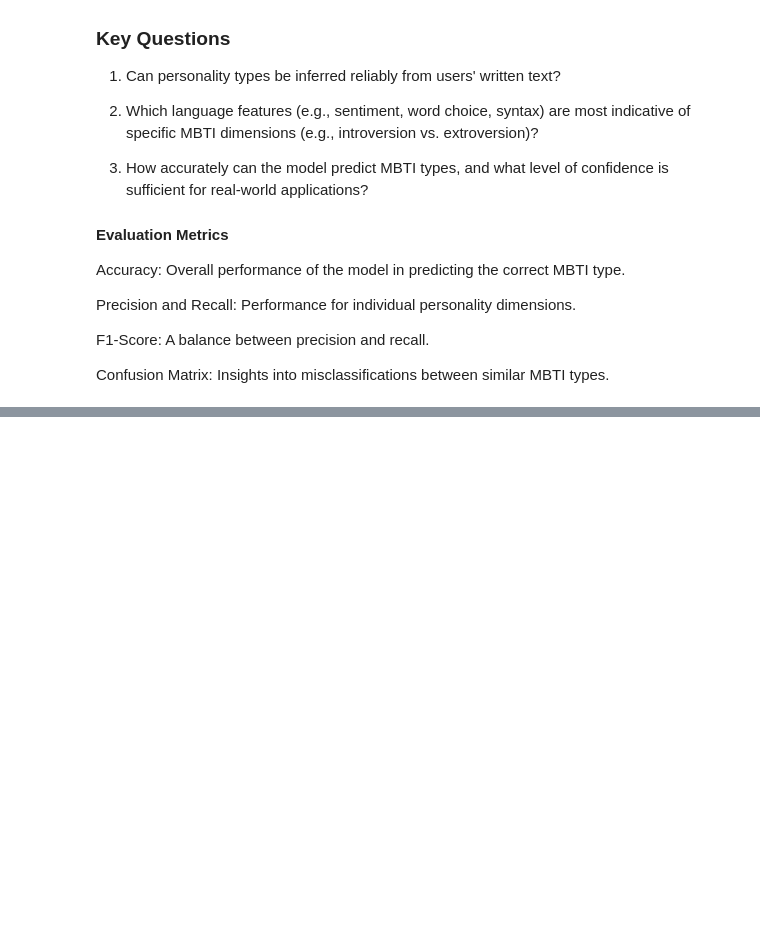
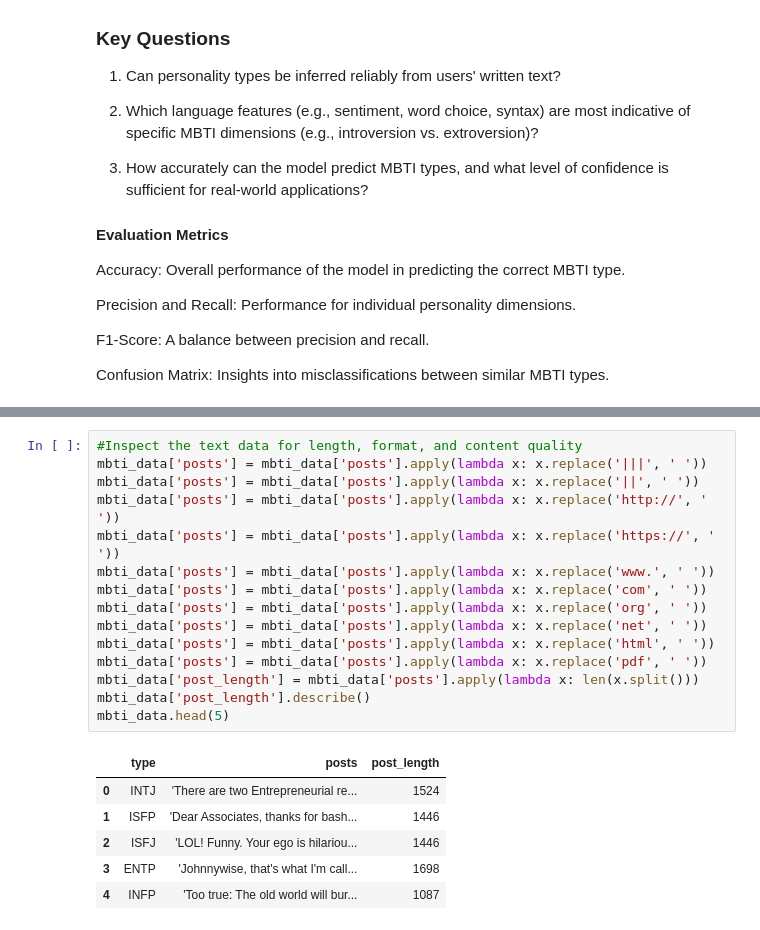
Before and after one commit to wambuiGicheha/MBTI, a Jupyter notebook: index.ipynb, the cells around one changed output, grey strips where cells are left out. Drawn from its saved outputs; the diff is of its cells as text; blank space fills up the shorter version.

```diff
--- a/index.ipynb
+++ b/index.ipynb
@@ -39,0 +79,22 @@ Confusion Matrix: Insights into misclassifications between similar MBTI types.
+# %%
+#Inspect the text data for length, format, and content quality
+mbti_data['posts'] = mbti_data['posts'].apply(lambda x: x.replace('|||', ' '))
+mbti_data['posts'] = mbti_data['posts'].apply(lambda x: x.replace('||', ' '))
+mbti_data['posts'] = mbti_data['posts'].apply(lambda x: x.replace('http://', ' '))
+mbti_data['posts'] = mbti_data['posts'].apply(lambda x: x.replace('https://', ' '))
+mbti_data['posts'] = mbti_data['posts'].apply(lambda x: x.replace('www.', ' '))
+mbti_data['posts'] = mbti_data['posts'].apply(lambda x: x.replace('com', ' '))
+mbti_data['posts'] = mbti_data['posts'].apply(lambda x: x.replace('org', ' '))
+mbti_data['posts'] = mbti_data['posts'].apply(lambda x: x.replace('net', ' '))
+mbti_data['posts'] = mbti_data['posts'].apply(lambda x: x.replace('html', ' '))
+mbti_data['posts'] = mbti_data['posts'].apply(lambda x: x.replace('pdf', ' '))
+mbti_data['post_length'] = mbti_data['posts'].apply(lambda x: len(x.split()))
+mbti_data['post_length'].describe()
+mbti_data.head(5)
+# %% [output]
+|  | type | posts | post_length |
+| 0 | INTJ | 'There are two Entrepreneurial re... | 1524 |
+| 1 | ISFP | 'Dear Associates, thanks for bash... | 1446 |
+| 2 | ISFJ | 'LOL! Funny. Your ego is hilariou... | 1446 |
+| 3 | ENTP | 'Johnnywise, that's what I'm call... | 1698 |
+| 4 | INFP | 'Too true: The old world will bur... | 1087 |
```
Also changed, not shown: parts of 9 cells of this notebook.
